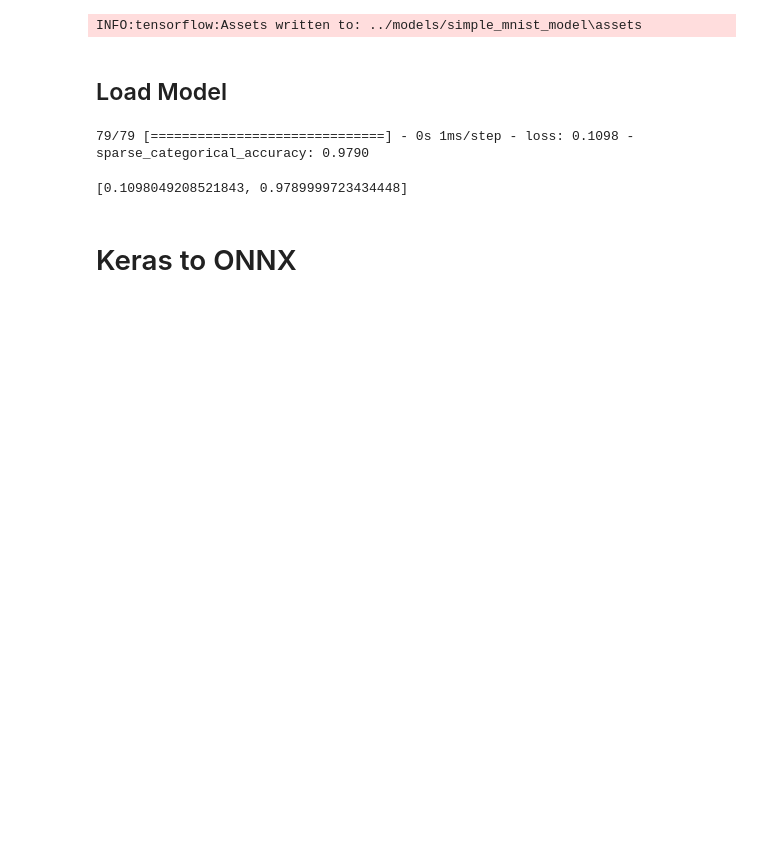
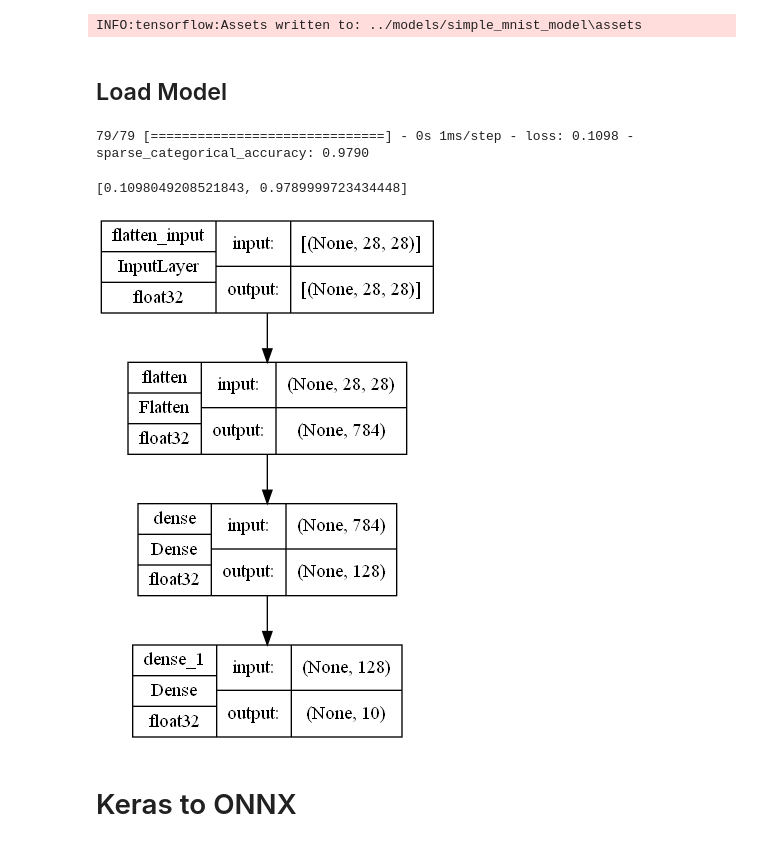
Before and after one commit to Ivanrs297/jetson-nano-projects, a Jupyter notebook: keras/Dense_MNIST.ipynb, the cells around one changed output. Drawn from its saved outputs; the diff is of its cells as text; code cells hidden in the pictures; blank space fills up the shorter version.

```diff
--- a/keras/Dense_MNIST.ipynb
+++ b/keras/Dense_MNIST.ipynb
@@ -166,6 +166,10 @@ reconstructed_model.evaluate(ds_test)
 # %% [output]
 79/79 [==============================] - 0s 1ms/step - loss: 0.1098 - sparse_categorical_accuracy: 0.9790
 [0.1098049208521843, 0.9789999723434448]
+# %%
+tf.keras.utils.plot_model(reconstructed_model, show_shapes=True, expand_nested=True, show_dtype=True)
+# %% [output]
+[figure, added]
 # %% [markdown]
 # Keras to ONNX
 # %%
```
Also changed, not shown: parts of 1 cell of this notebook, 2 other files.
